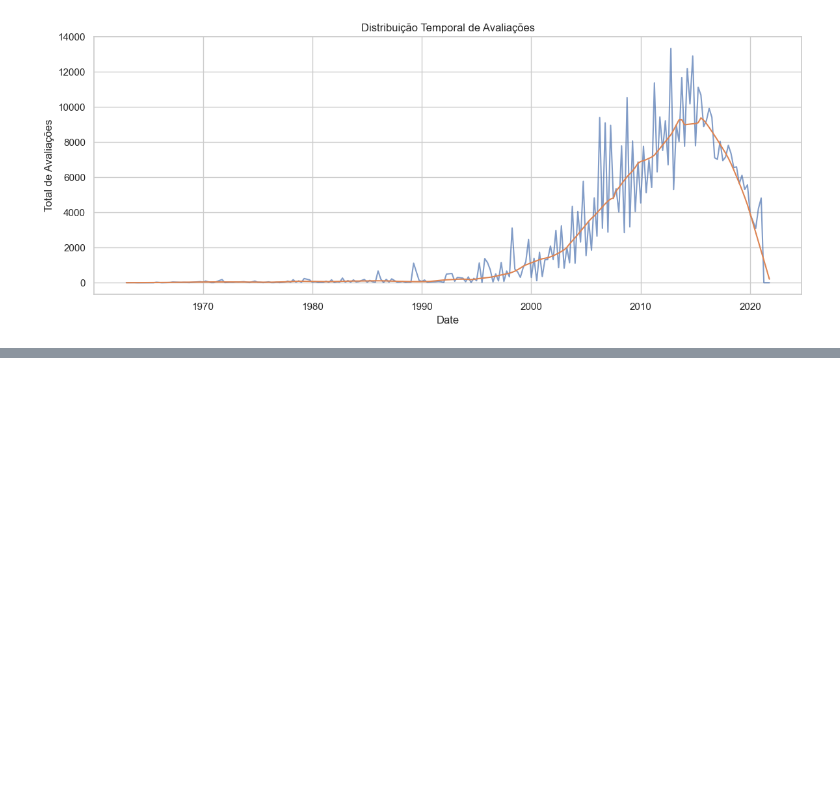
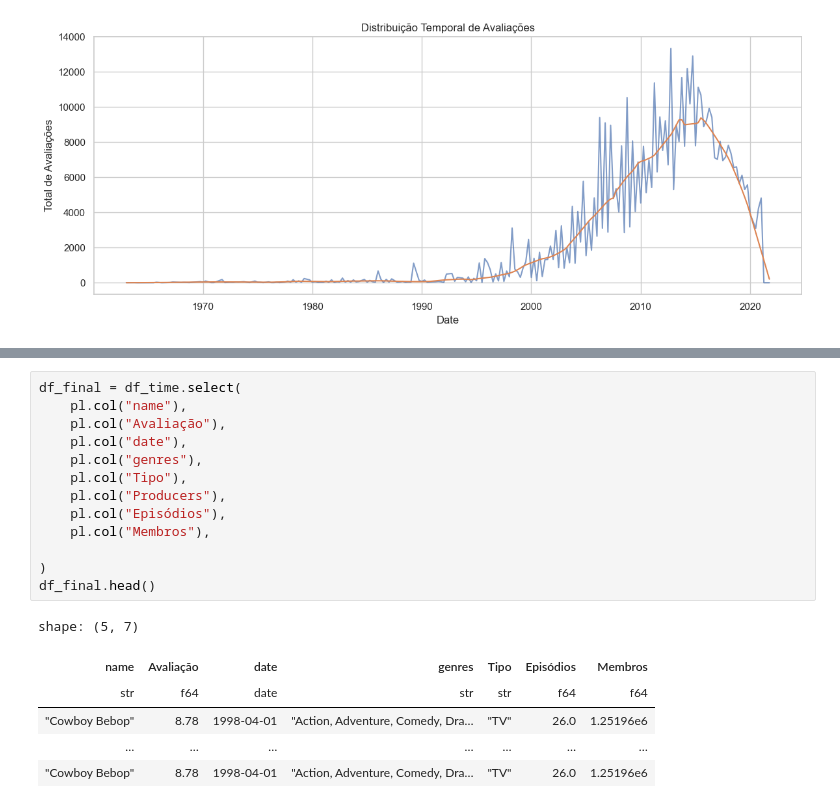
Before and after one commit to Nubily44/CD_EP, a Jupyter notebook: analise_exploratoria.ipynb, the cells around one changed output, grey strips where cells are left out. Drawn from its saved outputs; the diff is of its cells as text; blank space fills up the shorter version.

```diff
--- a/analise_exploratoria.ipynb
+++ b/analise_exploratoria.ipynb
@@ -602,0 +612,20 @@ plt.show()
+# %%
+df_final = df_time.select(
+    pl.col("name"),
+    pl.col("Avaliação"),
+    pl.col("date"),
+    pl.col("genres"),
+    pl.col("Tipo"),
+    pl.col("Producers"),
+    pl.col("Episódios"),
+    pl.col("Membros"),
+
+)
+df_final.head()
+# %% [output]
+shape: (5, 7)
+| name | Avaliação | date | genres | Tipo | Episódios | Membros |
+| str | f64 | date | str | str | f64 | f64 |
+| "Cowboy Bebop" | 8.78 | 1998-04-01 | "Action, Adventure, Comedy, Dra… | "TV" | 26.0 | 1.25196e6 |
+| … | … | … | … | … | … | … |
+| "Cowboy Bebop" | 8.78 | 1998-04-01 | "Action, Adventure, Comedy, Dra… | "TV" | 26.0 | 1.25196e6 |
```
Also changed, not shown: parts of 3 cells of this notebook.
